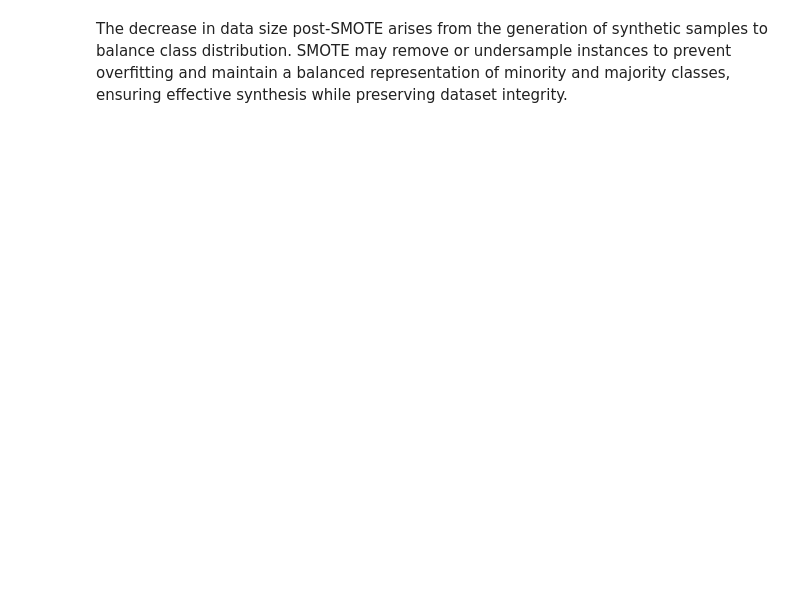
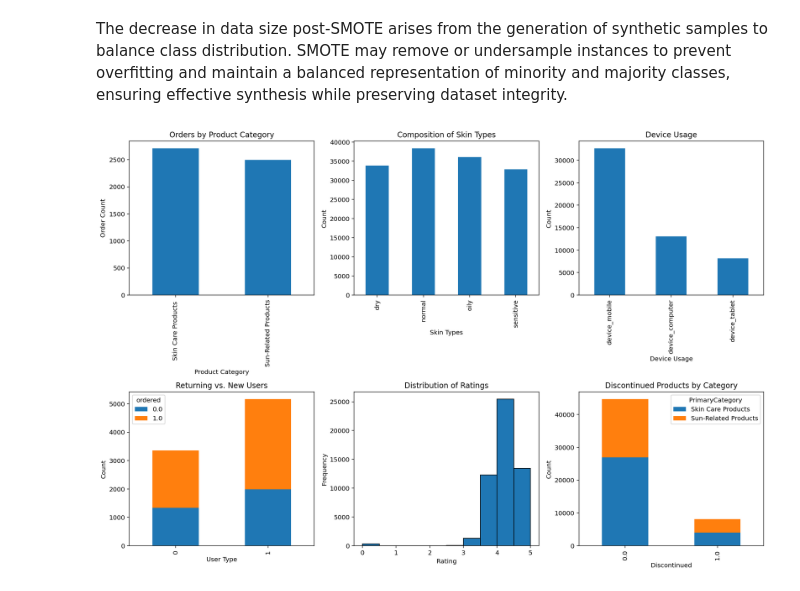
Before and after one commit to samantharivas/sc-cosmetics, a Jupyter notebook: SC-Cosmetics.ipynb, the cells around one changed output. Saved outputs shown, nothing was run; the diff lists cells and outputs as text; code cells hidden in the pictures; blank space fills up the shorter version.

Commit message:
Additional EDA
visualizations

```diff
--- a/SC-Cosmetics.ipynb
+++ b/SC-Cosmetics.ipynb
@@ -674,3 +713,50 @@ Name: ordered, dtype: int64
 Name: saw_checkout, dtype: int64
 # %% [markdown]
 The decrease in data size post-SMOTE arises from the generation of synthetic samples to balance class distribution. SMOTE may remove or undersample instances to prevent overfitting and maintain a balanced representation of minority and majority classes, ensuring effective synthesis while preserving dataset integrity.
+# %%
+fig, axs = plt.subplots(2, 3, figsize=(15, 10))
+
+# count of orderd by product category
+order_count_by_category = sc_df.groupby('PrimaryCategory')['ordered'].sum()
+order_count_by_category.plot(kind='bar', ax=axs[0, 0],
+                             xlabel='Product Category', ylabel='Order Count',
+                             title='Orders by Product Category')
+
+# composition of skin types
+skin_type_counts = sc_df[['dry', 'normal', 'oily', 'sensitive']].sum()
+skin_type_counts.plot(kind='bar', stacked=True, ax=axs[0, 1],
+                      xlabel='Skin Types', ylabel='Count',
+                      title='Composition of Skin Types')
+
+# device usage
+device_usage = sc_df[['device_mobile', 'device_computer', 'device_tablet']].sum()
+device_usage.plot(kind='bar', stacked=True, ax=axs[0, 2],
+                  xlabel='Device Usage', ylabel='Count',
+                  title='Device Usage')
+
+# returning vs new users
+returning_new_users = pd.crosstab(sc_df['returning_user'],
+                                  sc_df['ordered'])
+
+returning_new_users.plot(kind='bar', stacked=True, ax=axs[1, 0],
+                         xlabel='User Type', ylabel='Count',
+                         title='Returning vs. New Users')
+
+# distribution of ratings
+axs[1, 1].hist(sc_df['rank'], bins=10, edgecolor='black')
+axs[1, 1].set_xlabel('Rating')
+axs[1, 1].set_ylabel('Frequency')
+axs[1, 1].set_title('Distribution of Ratings')
+
+# discontinued products
+discontinued_category_counts = pd.crosstab(index=sc_df['Discontinued'],
+                                           columns=sc_df['PrimaryCategory'])
+
+discontinued_category_counts.plot(kind='bar', stacked=True, ax=axs[1, 2],
+                                  xlabel='Discontinued', ylabel='Count',
+                                  title='Discontinued Products by Category')
+
+plt.tight_layout()
+plt.show()
+# %% [output]
+[figure, added]
```
Also changed, not shown: parts of 20 cells of this notebook.
